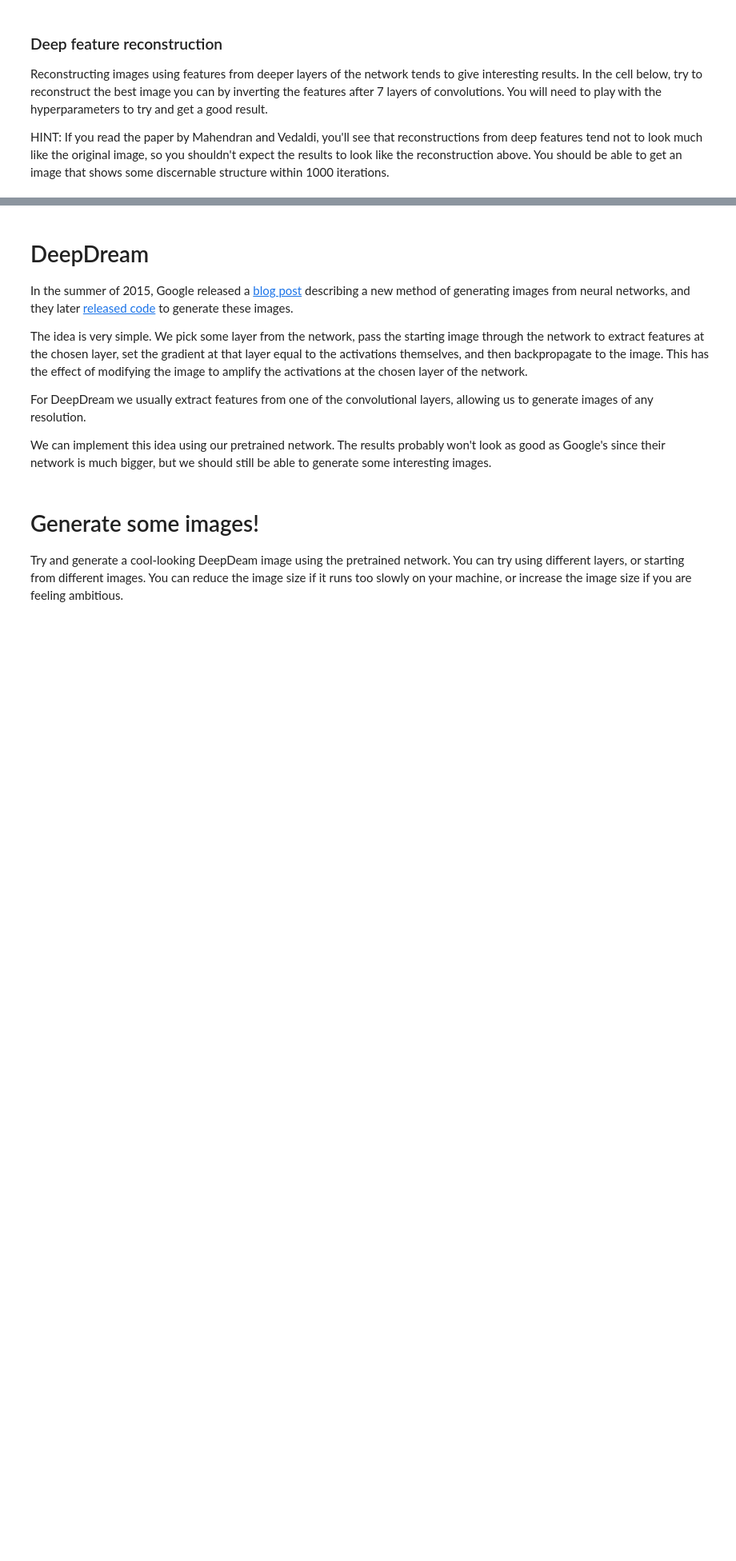
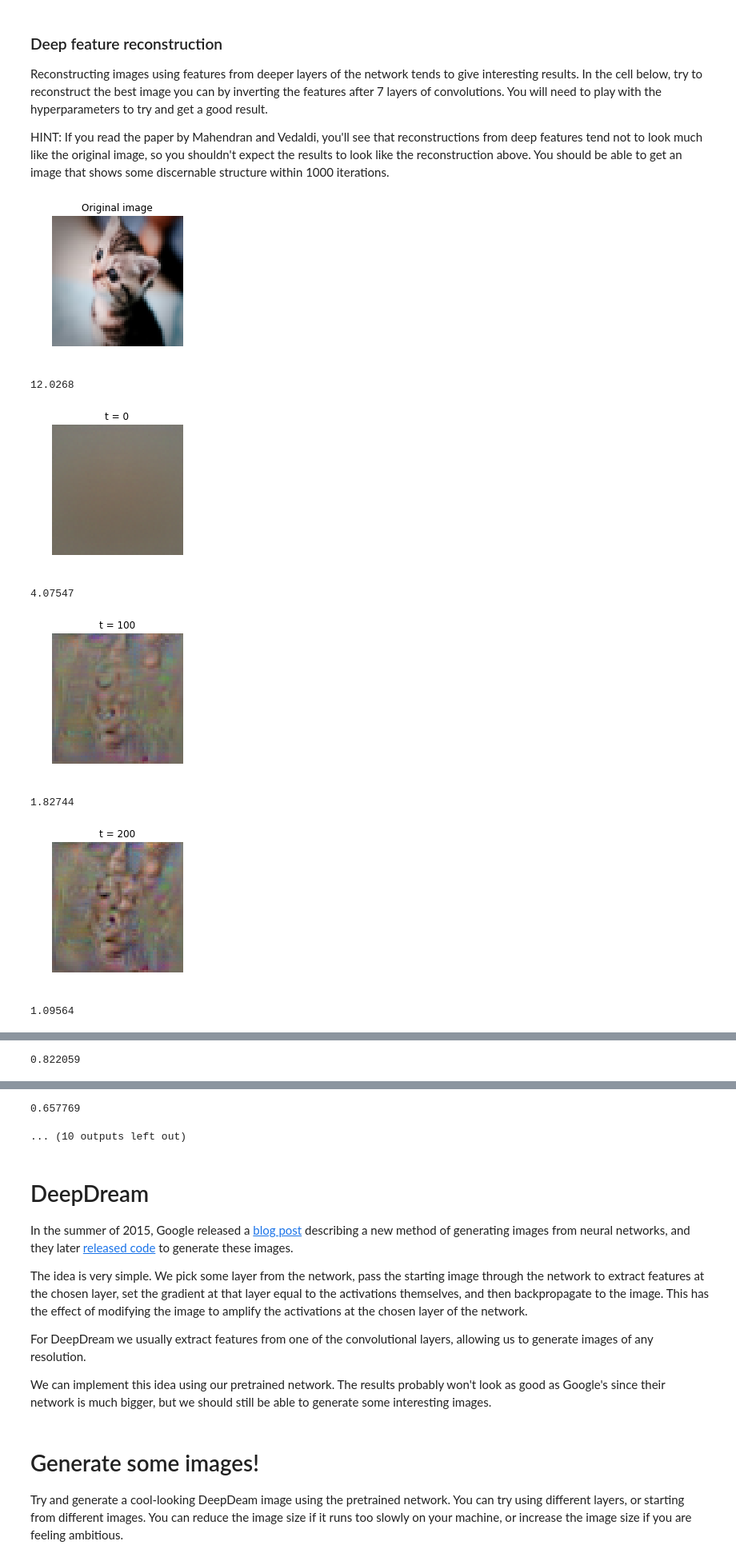
Before and after one commit to Taka152/CS231n-Solution, a Jupyter notebook: assignment3/ImageGeneration.ipynb, the cells around one changed output, grey strips where cells are left out. Shown at 80% size. Drawn from its saved outputs; the diff is of its cells as text; code cells hidden in the pictures; blank space fills up the shorter version.

Commit message:
All finished, add ImageGradients and ImageGeneration

```diff
--- a/assignment3/ImageGeneration.ipynb
+++ b/assignment3/ImageGeneration.ipynb
@@ -91,7 +97,14 @@ def create_class_visualization(target_y, model, **kwargs):
     # add L2 regularization to dX and update the image X using the image       #
     # gradient and the learning rate.                                          #
     ############################################################################
-    pass
+
+    scores, cache = model.forward(X, mode='test')
+    dscores = np.zeros_like(scores)
+    dscores[:, target_y] = 1
+    dX, _ = model.backward(dscores, cache)
+    dX -= l2_reg * X
+    X += learning_rate * dX
+
     ############################################################################
     #                             END OF YOUR CODE                             #
     ############################################################################
@@ -181,7 +200,17 @@ def invert_features(target_feats, layer, model, **kwargs):
     # large pixel values in the generated image using the l2_reg parameter;    #
     # then update the generated image using the learning_rate from above.      #
     ############################################################################
-    pass
+
+    feats, cache = model.forward(X, end=layer, mode='test')
+    dfeats = feats - target_feats
+    loss = np.sum(dfeats * dfeats)
+    if t % show_every == 0:
+        print loss
+    dfeats = 2 * dfeats
+    dX, _ = model.backward(dfeats, cache)
+    dX += l2_reg * X
+    X -= learning_rate * dX
+
     ############################################################################
     #                             END OF YOUR CODE                             #
     ############################################################################
@@ -237,28 +277,37 @@ HINT: If you read the paper by Mahendran and Vedaldi, you'll see that reconstruc
 # %%
 filename = 'kitten.jpg'
 layer = 6 # layers start from 0 so these are features after 7 convolutions
 img = imresize(imread(filename), (64, 64))
 
 plt.imshow(img)
 plt.gcf().set_size_inches(3, 3)
 plt.title('Original image')
 plt.axis('off')
 plt.show()
 
 # Preprocess the image before passing it to the network:
 # subtract the mean, add a dimension, etc
 img_pre = preprocess_image(img, data['mean_image'])
 
 # Extract features from the image
 feats, _ = model.forward(img_pre, end=layer)
 
 # Invert the features
 # You will need to play with these parameters.
 kwargs = {
   'num_iterations': 1000,
-  'learning_rate': 0,
-  'l2_reg': 0,
+  'learning_rate': 10000,
+  'l2_reg': 1e-8,
   'show_every': 100,
-  'blur_every': 0,
+  'blur_every': 10,
 }
 X = invert_features(feats, layer, model, **kwargs)
+# %% [output]
+[figure, added]
+12.0268
+[figure, added]
+4.07547
+[figure, added]
+1.82744
+[figure, added]
+1.09564
@@ -264,0 +315 @@ X = invert_features(feats, layer, model, **kwargs)
+0.822059
@@ -265,3 +317,5 @@ X = invert_features(feats, layer, model, **kwargs)
+0.657769
+... (10 outputs left out)
 # %% [markdown]
 # DeepDream
 In the summer of 2015, Google released a [blog post](http://googleresearch.blogspot.com/2015/06/inceptionism-going-deeper-into-neural.html) describing a new method of generating images from neural networks, and they later [released code](https://github.com/google/deepdream) to generate these images.
```
Also changed, not shown: parts of 6 cells of this notebook, 1 other file.
